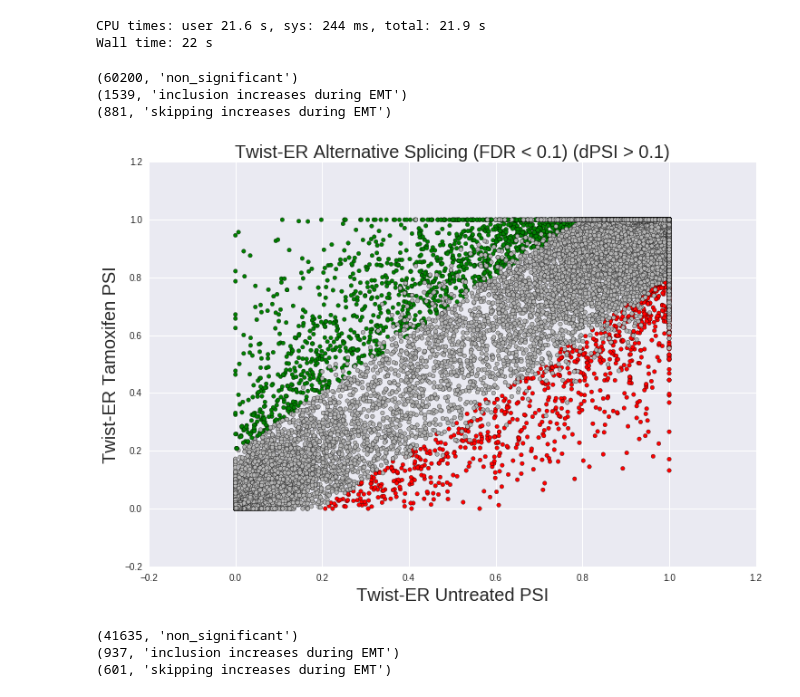
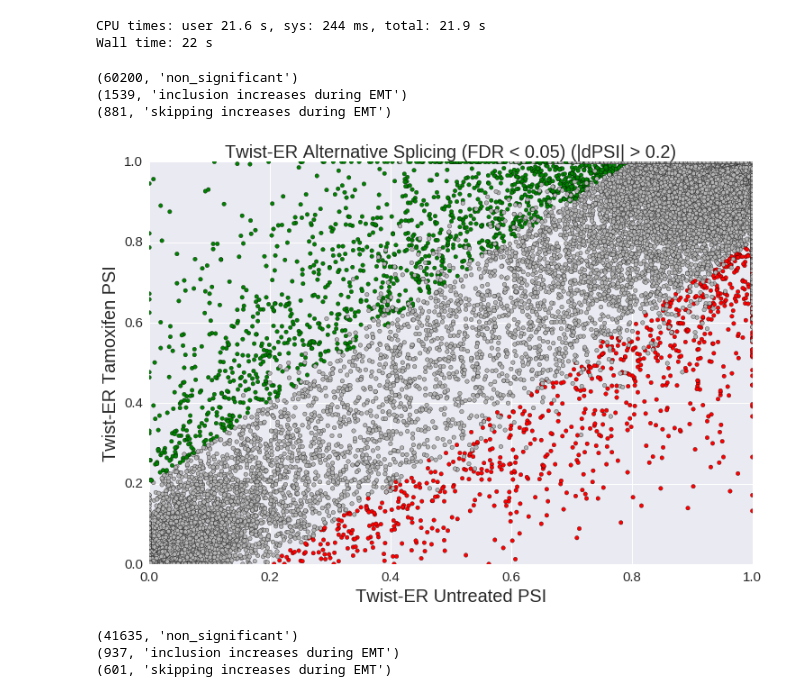
Before and after one commit to seharvey2012/programmatic_analysis, a Jupyter notebook: getting_clipper_to_work/clipper_runs_working_with_individual_rt_stops/splicing_event_centric_analysis_individual_rt_stops.ipynb, the cells around one changed output. Drawn from its saved outputs; the diff is of its cells as text; code cells hidden in the pictures.

```diff
--- a/getting_clipper_to_work/clipper_runs_working_with_individual_rt_stops/splicing_event_centric_analysis_individual_rt_stops.ipynb
+++ b/getting_clipper_to_work/clipper_runs_working_with_individual_rt_stops/splicing_event_centric_analysis_individual_rt_stops.ipynb
@@ -174,36 +174,39 @@ def read_cutoff_function(dataframe,cutoff):
     dataframe = dataframe[dataframe.SAMPLE_2_AVERAGE_READ >= read_cutoff]
     return dataframe
 def label_splicing_event(row):
     if row['FDR'] <= FDR_cutoff:
         if row['IncLevelDifference'] >= PSI_cutoff:
             return ('r')
         elif row['IncLevelDifference'] <= (PSI_cutoff*-1):
             return 'g'
         else:
             return  '0.7'
     else:
         return '0.7'
 twist_rMATS_df['color'] = twist_rMATS_df.apply(lambda row: label_splicing_event(row),axis=1)
 plt.figure(figsize=(12,8))
 fig = plt.scatter(twist_rMATS_df.inc_level_1_mean,twist_rMATS_df.inc_level_2_mean,c=twist_rMATS_df.color)
-
-fig.axes.set_title('Twist-ER Alternative Splicing (FDR < 0.1) (dPSI > 0.1)',fontsize=20)
+plt.xticks(fontsize=15)
+plt.yticks(fontsize=15)
+fig.axes.set_ylim(bottom=0,top=1)
+fig.axes.set_xlim(left=0,right=1)
+fig.axes.set_title('Twist-ER Alternative Splicing (FDR < 0.05) (|dPSI| > 0.2)',fontsize=20)
 fig.axes.set_ylabel('Twist-ER Tamoxifen PSI',fontsize=20)
 fig.axes.set_xlabel('Twist-ER Untreated PSI',fontsize=20)
 
 print(len(twist_rMATS_df.loc[twist_rMATS_df.color == '0.7']),'non_significant')
 print(len(twist_rMATS_df.loc[twist_rMATS_df.color == 'g']),'inclusion increases during EMT')
 print(len(twist_rMATS_df.loc[twist_rMATS_df.color == 'r']),'skipping increases during EMT')
 
 
 #Need to figure out how to add legend
 #I also want the legend to show how many events there are
 # fig.axes.legend([1,2,3],['a','b','c'],loc=9)
 # %% [output]
 (60200, 'non_significant')
 (1539, 'inclusion increases during EMT')
 (881, 'skipping increases during EMT')
-[figure, old version]
+[figure, new version]
 # %%
 #Now do CC1-CC2
 cc1_cc2_rMATS_df['color'] = cc1_cc2_rMATS_df.apply(lambda row: label_splicing_event(row),axis=1)
```
